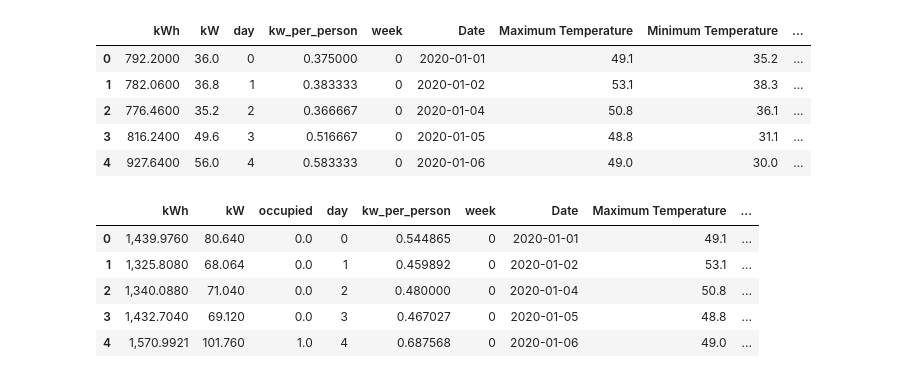
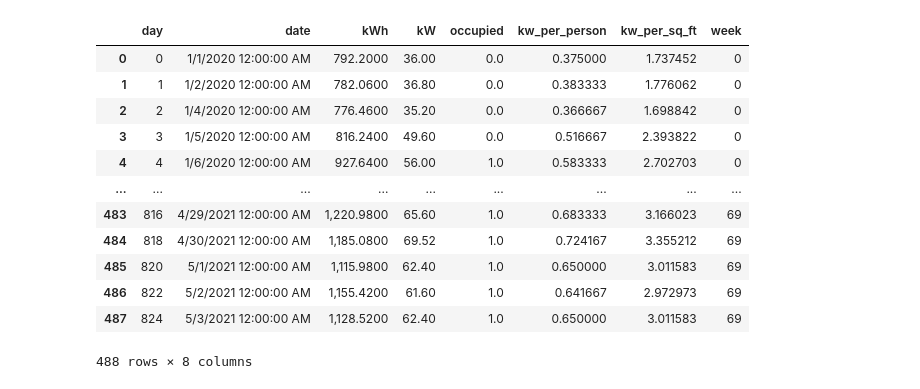
Before and after one commit to jacksonkennedynorris/green_centre, a Jupyter notebook: GreenProject.ipynb, the cells around one changed output. Drawn from its saved outputs; the diff is of its cells as text; code cells hidden in the pictures.

```diff
--- a/GreenProject.ipynb
+++ b/GreenProject.ipynb
@@ -236,20 +120,23 @@ temp
+# %%
+yerkes = pd.read_csv("yerkes_daily.csv")
+yerkes = remove_nulls(yerkes)
+add_occupancy(yerkes)
+yerkes.reset_index(inplace = True)
+rename_cols(yerkes)
+add_capacity_and_sqft(yerkes,96,20.720)
+# %% [output]
+|  | day | date | kWh | kW | occupied | kw_per_person | kw_per_sq_ft | week |
+| 0 | 0 | 1/1/2020 12:00:00 AM | 792.2000 | 36.00 | 0.0 | 0.375000 | 1.737452 | 0 |
+| 1 | 1 | 1/2/2020 12:00:00 AM | 782.0600 | 36.80 | 0.0 | 0.383333 | 1.776062 | 0 |
+| 2 | 2 | 1/4/2020 12:00:00 AM | 776.4600 | 35.20 | 0.0 | 0.366667 | 1.698842 | 0 |
+| 3 | 3 | 1/5/2020 12:00:00 AM | 816.2400 | 49.60 | 0.0 | 0.516667 | 2.393822 | 0 |
+| 4 | 4 | 1/6/2020 12:00:00 AM | 927.6400 | 56.00 | 1.0 | 0.583333 | 2.702703 | 0 |
+| ... | ... | ... | ... | ... | ... | ... | ... | ... |
+| 483 | 816 | 4/29/2021 12:00:00 AM | 1,220.9800 | 65.60 | 1.0 | 0.683333 | 3.166023 | 69 |
+| 484 | 818 | 4/30/2021 12:00:00 AM | 1,185.0800 | 69.52 | 1.0 | 0.724167 | 3.355212 | 69 |
+| 485 | 820 | 5/1/2021 12:00:00 AM | 1,115.9800 | 62.40 | 1.0 | 0.650000 | 3.011583 | 69 |
+| 486 | 822 | 5/2/2021 12:00:00 AM | 1,155.4200 | 61.60 | 1.0 | 0.641667 | 2.972973 | 69 |
+| 487 | 824 | 5/3/2021 12:00:00 AM | 1,128.5200 | 62.40 | 1.0 | 0.650000 | 3.011583 | 69 |
+488 rows × 8 columns
 # %%
 yerkes = merge_temp_building(yerkes,temp)
-yerkes.head()
-# %% [output]
-|  | kWh | kW | day | kw_per_person | week | Date | Maximum Temperature | Minimum Temperature | ... |
-| 0 | 792.2000 | 36.0 | 0 | 0.375000 | 0 | 2020-01-01 | 49.1 | 35.2 | ... |
-| 1 | 782.0600 | 36.8 | 1 | 0.383333 | 0 | 2020-01-02 | 53.1 | 38.3 | ... |
-| 2 | 776.4600 | 35.2 | 2 | 0.366667 | 0 | 2020-01-04 | 50.8 | 36.1 | ... |
-| 3 | 816.2400 | 49.6 | 3 | 0.516667 | 0 | 2020-01-05 | 48.8 | 31.1 | ... |
-| 4 | 927.6400 | 56.0 | 4 | 0.583333 | 0 | 2020-01-06 | 49.0 | 30.0 | ... |
-# %%
-pearl = merge_temp_building(pearl,temp)
-pearl.head()
-# %% [output]
-|  | kWh | kW | occupied | day | kw_per_person | week | Date | Maximum Temperature | ... |
-| 0 | 1,439.9760 | 80.640 | 0.0 | 0 | 0.544865 | 0 | 2020-01-01 | 49.1 | ... |
-| 1 | 1,325.8080 | 68.064 | 0.0 | 1 | 0.459892 | 0 | 2020-01-02 | 53.1 | ... |
-| 2 | 1,340.0880 | 71.040 | 0.0 | 2 | 0.480000 | 0 | 2020-01-04 | 50.8 | ... |
-| 3 | 1,432.7040 | 69.120 | 0.0 | 3 | 0.467027 | 0 | 2020-01-05 | 48.8 | ... |
-| 4 | 1,570.9921 | 101.760 | 1.0 | 4 | 0.687568 | 0 | 2020-01-06 | 49.0 | ... |
```
Also changed, not shown: parts of 38 cells of this notebook.
